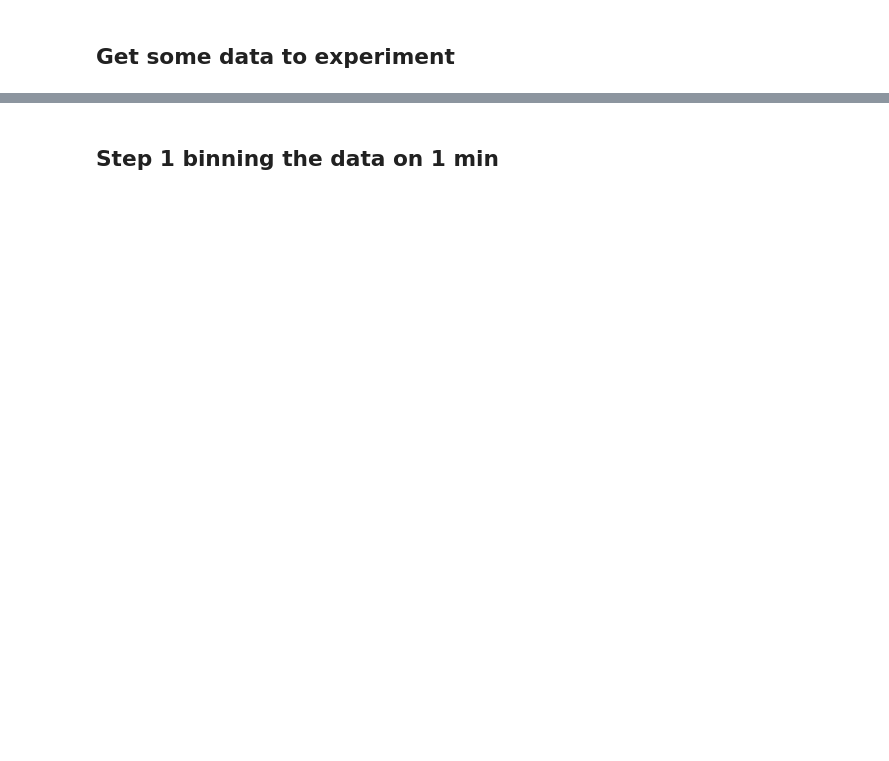
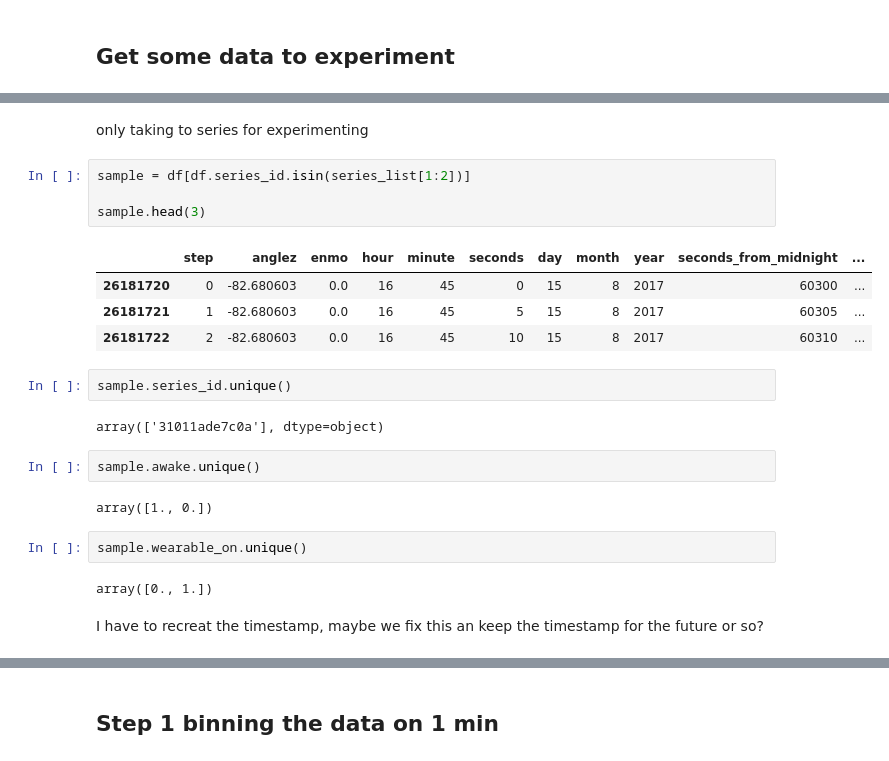
Before and after one commit to cedrege/AICH, a Jupyter notebook: code/rule-based-step.ipynb, the cells around one changed output, grey strips where cells are left out. Saved outputs shown, nothing was run; the diff lists cells and outputs as text; blank space fills up the shorter version.

```diff
--- a/code/rule-based-step.ipynb
+++ b/code/rule-based-step.ipynb
@@ -11,0 +29,25 @@ TypeError: read_parquet() missing 1 required positional argument: 'path'
+# %% [markdown]
+only taking to series for experimenting
+# %%
+sample = df[df.series_id.isin(series_list[1:2])]
+
+sample.head(3)
+# %% [output]
+|  | step | anglez | enmo | hour | minute | seconds | day | month | year | seconds_from_midnight | ... |
+| 26181720 | 0 | -82.680603 | 0.0 | 16 | 45 | 0 | 15 | 8 | 2017 | 60300 | ... |
+| 26181721 | 1 | -82.680603 | 0.0 | 16 | 45 | 5 | 15 | 8 | 2017 | 60305 | ... |
+| 26181722 | 2 | -82.680603 | 0.0 | 16 | 45 | 10 | 15 | 8 | 2017 | 60310 | ... |
+# %%
+sample.series_id.unique()
+# %% [output]
+array(['31011ade7c0a'], dtype=object)
+# %%
+sample.awake.unique()
+# %% [output]
+array([1., 0.])
+# %%
+sample.wearable_on.unique()
+# %% [output]
+array([0., 1.])
+# %% [markdown]
+I have to recreat the timestamp, maybe we fix this an keep the timestamp for the future or so?
```
Also changed, not shown: parts of 37 cells of this notebook.
